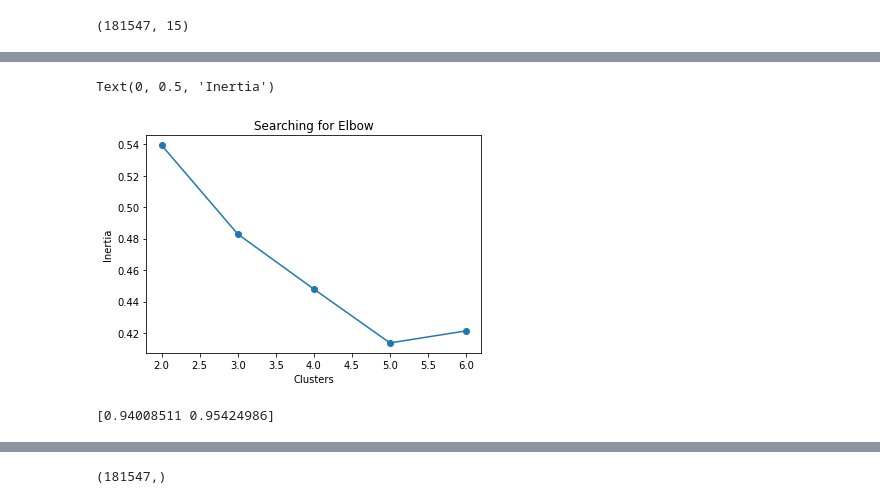
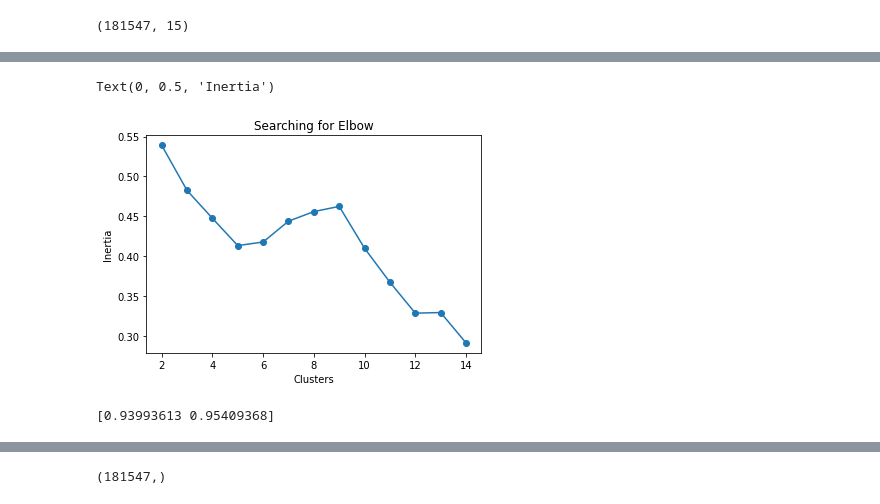
Before and after one commit to volantinho/P7_OC, a Jupyter notebook: P07_03_clustering.ipynb, the cells around one changed output, grey strips where cells are left out. Saved outputs shown, nothing was run; the diff lists cells and outputs as text; code cells hidden in the pictures.

```diff
--- a/P07_03_clustering.ipynb
+++ b/P07_03_clustering.ipynb
@@ -23,37 +23,37 @@ X.head()
 # %%
 from sklearn import cluster, metrics
 
 # Initialization, empty list
 silhouettes = []
 
-for num_clusters in range(2, 7):
+for num_clusters in range(2, 15):
 
     # Creating KMEANS for each number of clusters
     cls = cluster.KMeans(n_clusters=num_clusters)
 
     # Fitting model
     cls.fit(X)
 
     # Silhouette_score for each model
     silh = metrics.silhouette_score(X,cls.labels_)
 
     # Adding score in empty list for each model
     silhouettes.append(silh)
 
 
 
-plt.plot(range(2, 7), silhouettes, marker = 'o')
+plt.plot(range(2, 15), silhouettes, marker = 'o')
 plt.title('Searching for Elbow')
 plt.xlabel('Clusters')
 plt.ylabel('Inertia')
 # %% [output]
 Text(0, 0.5, 'Inertia')
-[figure, old version]
+[figure, new version]
 # %%
 from sklearn import cluster, metrics
 from sklearn.decomposition import PCA
 
-cls = cluster.KMeans(n_clusters = 5)
+cls = cluster.KMeans(n_clusters = 12)
 
 # Creating PCA
 pca = PCA(n_components = 2)
@@ -67,7 +67,7 @@ print (pca.explained_variance_ratio_.cumsum())
 # Transforming our X in 2 dimensions
 X_trans_2= pca.transform(X)
 # %% [output]
-[0.94008511 0.95424986]
+[0.93993613 0.95409368]
 # %%
 fig = plt.figure(figsize = [16,6])
 
```
Also changed, not shown: parts of 52 cells of this notebook, 1 other file.
